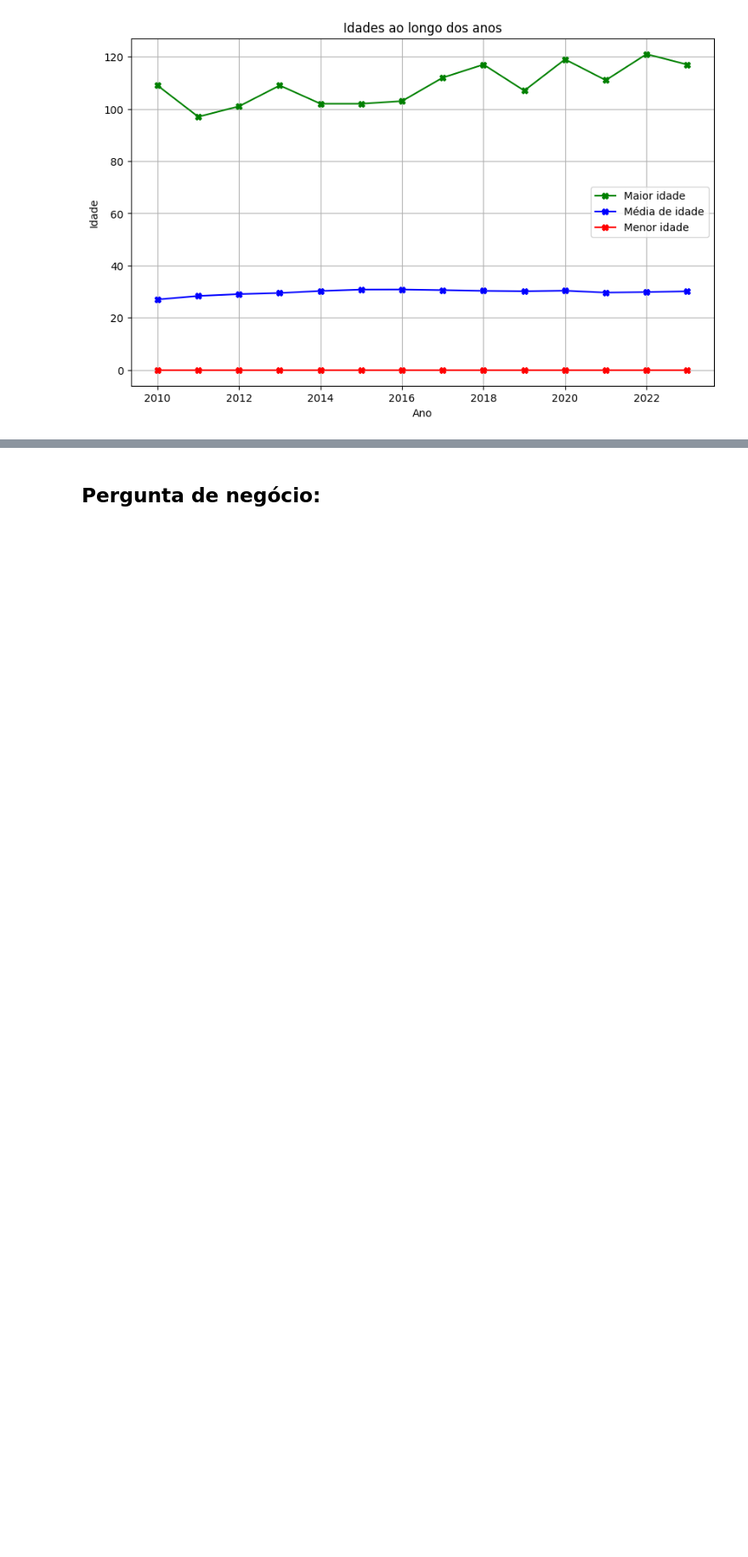
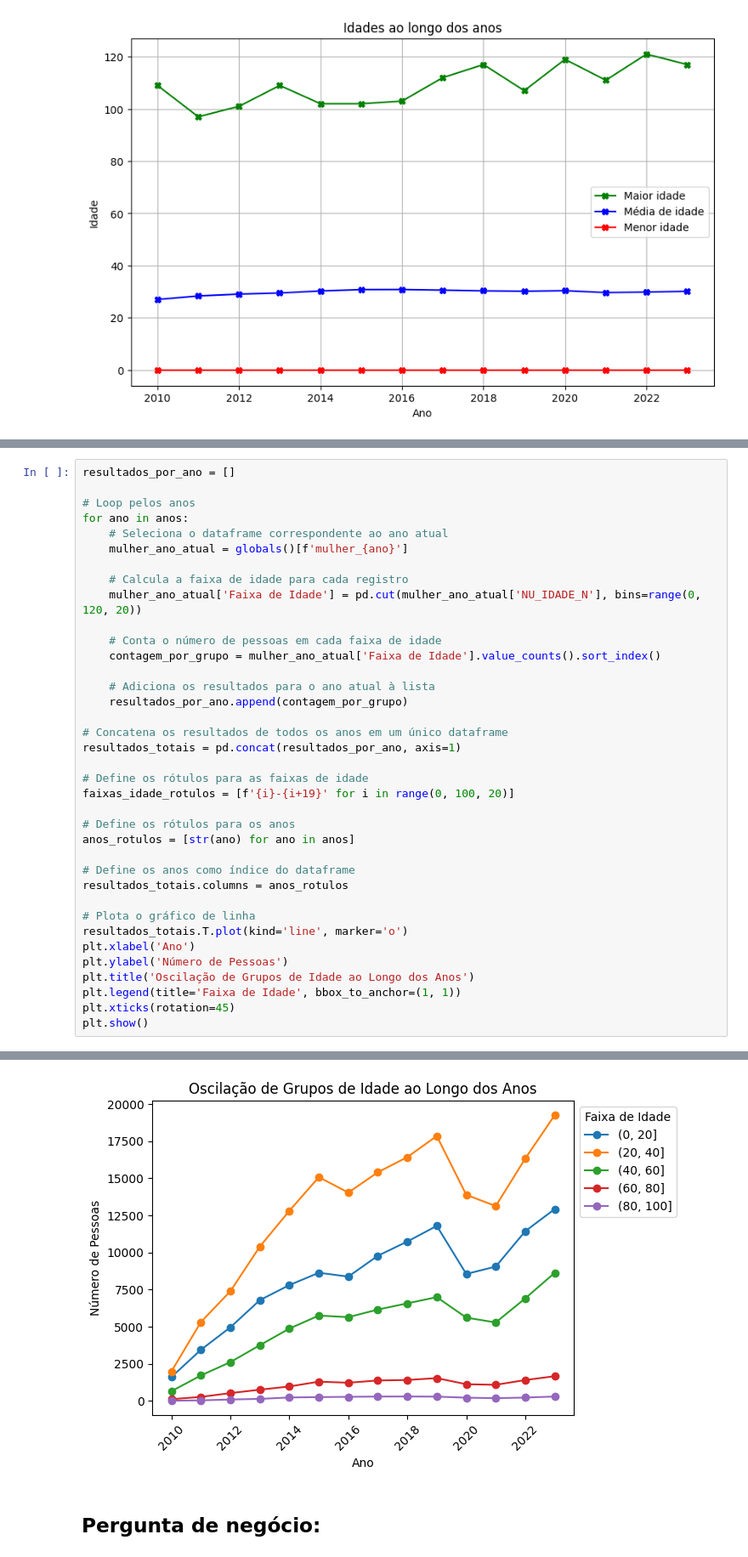
Before and after one commit to AlexeiAltamira/Portfolio, a Jupyter notebook: Violencia_contra_mulher.ipynb, the cells around one changed output, grey strips where cells are left out. Shown at 85% size. Drawn from its saved outputs; the diff is of its cells as text; blank space fills up the shorter version.

```diff
--- a/Violencia_contra_mulher.ipynb
+++ b/Violencia_contra_mulher.ipynb
@@ -183,0 +186,38 @@ plt.show()
+# %%
+resultados_por_ano = []
+
+# Loop pelos anos
+for ano in anos:
+    # Seleciona o dataframe correspondente ao ano atual
+    mulher_ano_atual = globals()[f'mulher_{ano}']
+
+    # Calcula a faixa de idade para cada registro
+    mulher_ano_atual['Faixa de Idade'] = pd.cut(mulher_ano_atual['NU_IDADE_N'], bins=range(0, 120, 20))
+
+    # Conta o número de pessoas em cada faixa de idade
+    contagem_por_grupo = mulher_ano_atual['Faixa de Idade'].value_counts().sort_index()
+
+    # Adiciona os resultados para o ano atual à lista
+    resultados_por_ano.append(contagem_por_grupo)
+
+# Concatena os resultados de todos os anos em um único dataframe
+resultados_totais = pd.concat(resultados_por_ano, axis=1)
+
+# Define os rótulos para as faixas de idade
+faixas_idade_rotulos = [f'{i}-{i+19}' for i in range(0, 100, 20)]
+
+# Define os rótulos para os anos
+anos_rotulos = [str(ano) for ano in anos]
+
+# Define os anos como índice do dataframe
+resultados_totais.columns = anos_rotulos
+
+# Plota o gráfico de linha
+resultados_totais.T.plot(kind='line', marker='o')
+plt.xlabel('Ano')
+plt.ylabel('Número de Pessoas')
+plt.title('Oscilação de Grupos de Idade ao Longo dos Anos')
+plt.legend(title='Faixa de Idade', bbox_to_anchor=(1, 1))
+plt.xticks(rotation=45)
+plt.show()
+# %% [output]
@@ -184,3 +229,4 @@ plt.show()
+[figure, added]
 # %% [markdown]
 Pergunta de negócio:
 -
```
Also changed, not shown: parts of 2 cells of this notebook.
